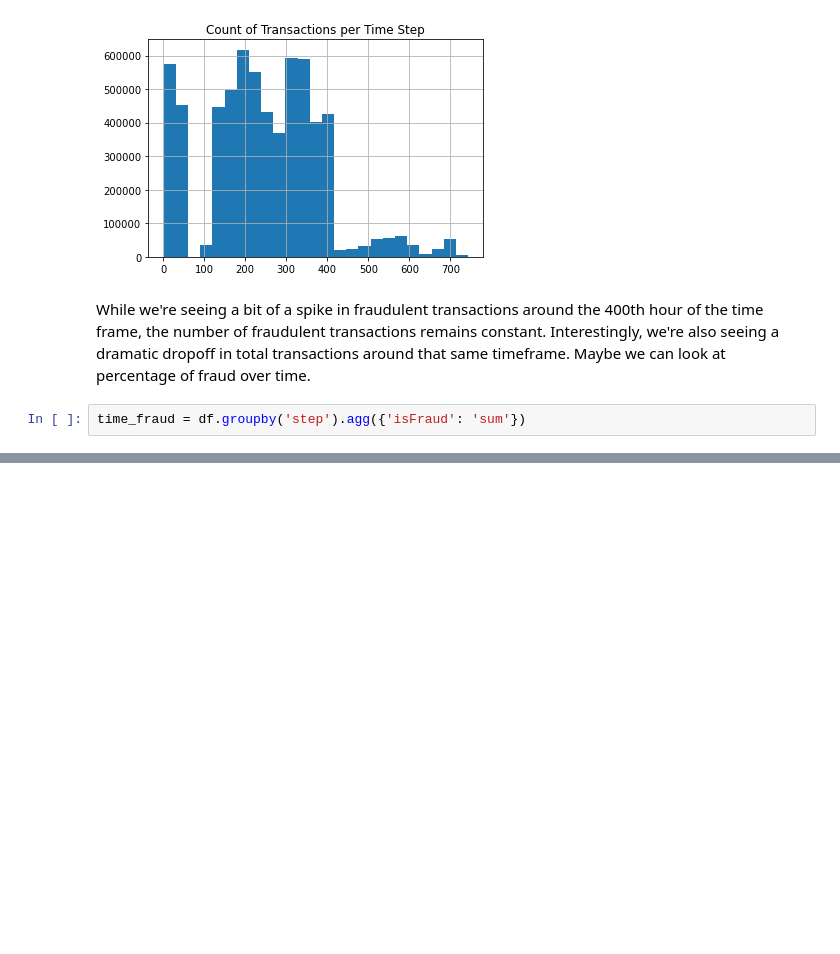
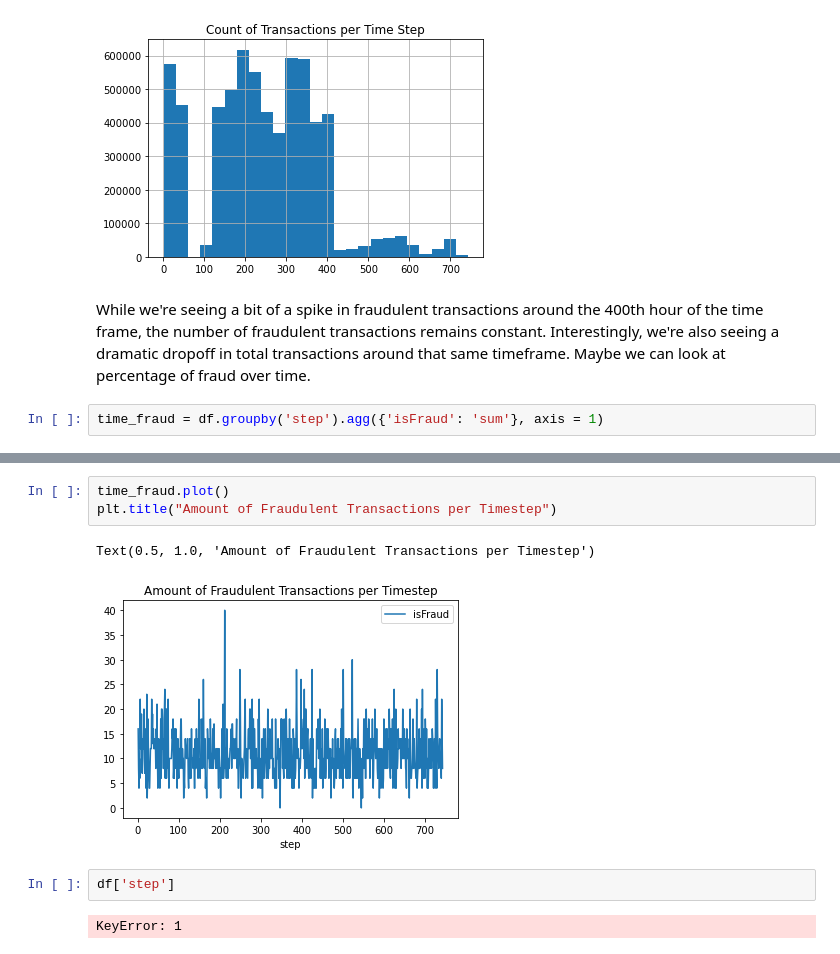
Before and after one commit to kduane/fake_fraud, a Jupyter notebook: technical_report.ipynb, the cells around one changed output, grey strips where cells are left out. Cells and saved outputs as stored; diff of their text form; blank space fills up the shorter version.

Commit message:
refactoring time series section of eda

```diff
--- a/technical_report.ipynb
+++ b/technical_report.ipynb
@@ -228,4 +228,4 @@ Text(0.5, 1.0, 'Count of Transactions per Time Step')
 # %% [markdown]
 While we're seeing a bit of a spike in fraudulent transactions around the 400th hour of the time frame, the number of fraudulent transactions remains constant.  Interestingly, we're also seeing a dramatic dropoff in total transactions around that same timeframe.  Maybe we can look at percentage of fraud over time.
 # %%
-time_fraud = df.groupby('step').agg({'isFraud': 'sum'})
+time_fraud = df.groupby('step').agg({'isFraud': 'sum'}, axis = 1)
@@ -238,0 +249,10 @@ pcts.plot()
+# %%
+time_fraud.plot()
+plt.title("Amount of Fraudulent Transactions per Timestep")
+# %% [output]
+Text(0.5, 1.0, 'Amount of Fraudulent Transactions per Timestep')
+[figure, added]
+# %%
+df['step']
+# %% [output]
+KeyError: 1
```
Also changed, not shown: parts of 4 cells of this notebook, 1 other file.
